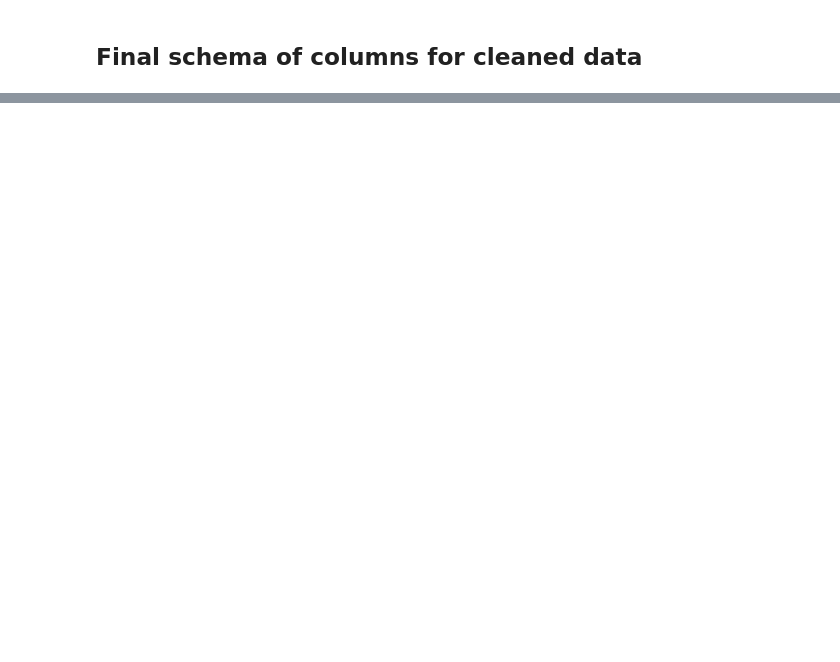
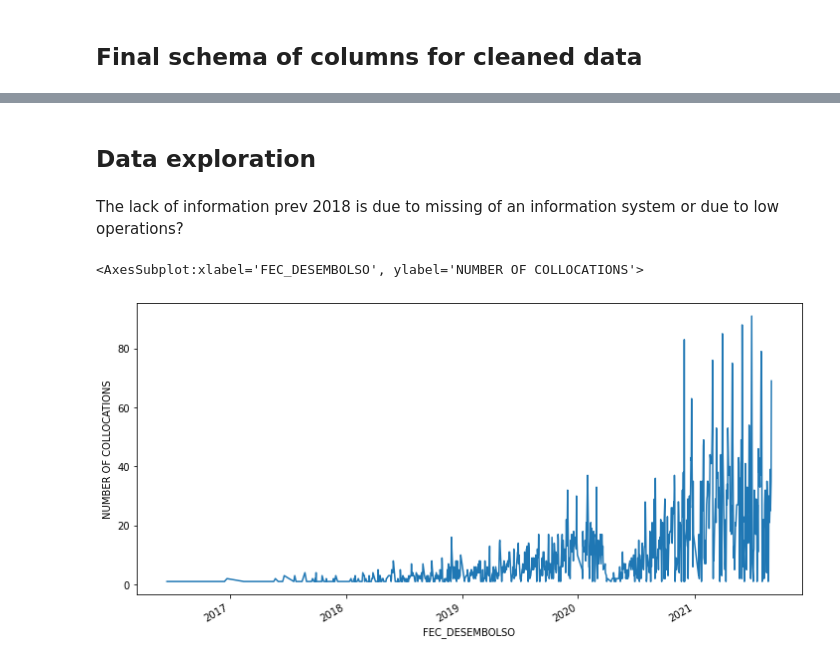
Before and after one commit to hdt94/ds4a-project, a Jupyter notebook: analytics/cleaning/cleaning_colocacion.ipynb, the cells around one changed output, grey strips where cells are left out. Saved outputs shown, nothing was run; the diff lists cells and outputs as text; code cells hidden in the pictures; blank space fills up the shorter version.

```diff
--- a/analytics/cleaning/cleaning_colocacion.ipynb
+++ b/analytics/cleaning/cleaning_colocacion.ipynb
@@ -285,0 +329,12 @@ count_same_obligacion_pagare = df_pagare_digit.query('Obligacion == Pagare').sha
+# %% [markdown]
+## Data exploration
+# %% [markdown]
+The lack of information prev 2018 is due to missing of an information system or due to low operations?
+# %%
+date_value_counts = df['Fec_Desembolso'].value_counts(sort=False)
+# %%
+plt.figure(figsize=(12, 6))
+date_value_counts.plot(ylabel="NUMBER OF COLLOCATIONS", xlabel='FEC_DESEMBOLSO')
+# %% [output]
+<AxesSubplot:xlabel='FEC_DESEMBOLSO', ylabel='NUMBER OF COLLOCATIONS'>
+[figure, added]
```
Also changed, not shown: parts of 24 cells of this notebook, 1 other file.
